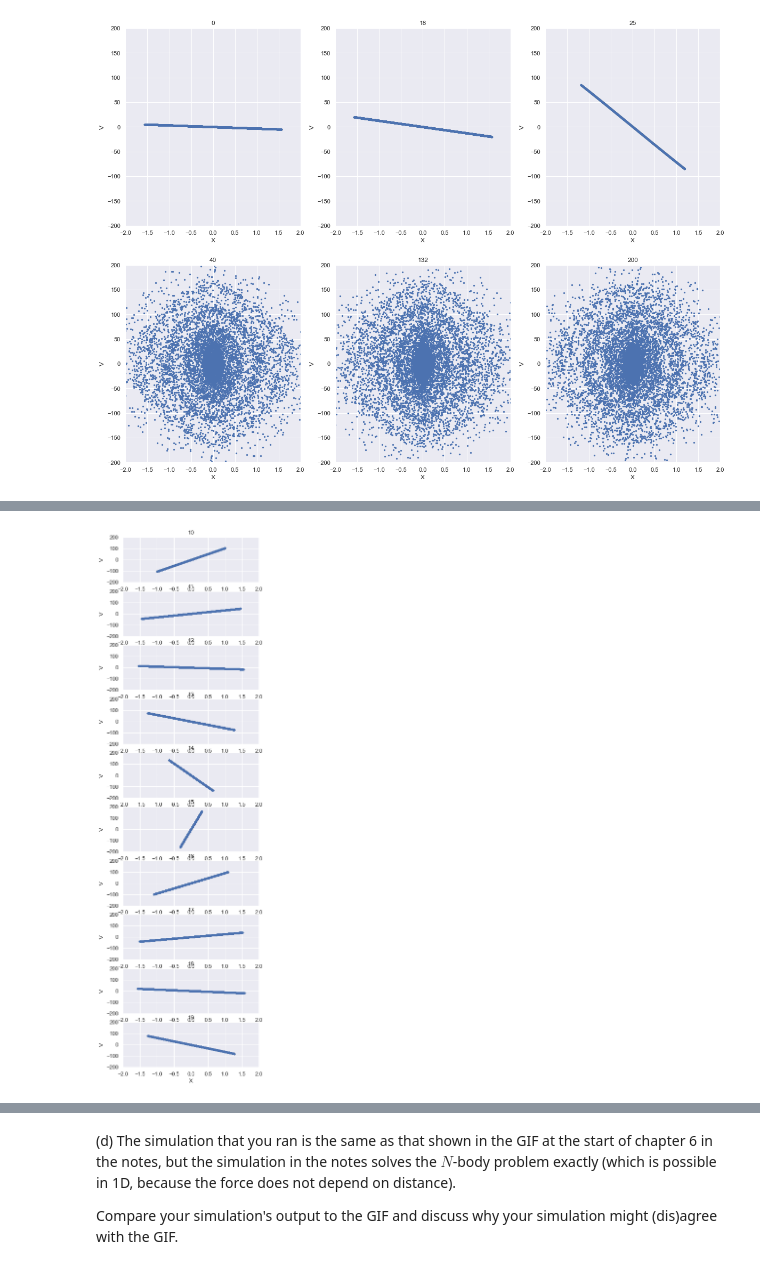
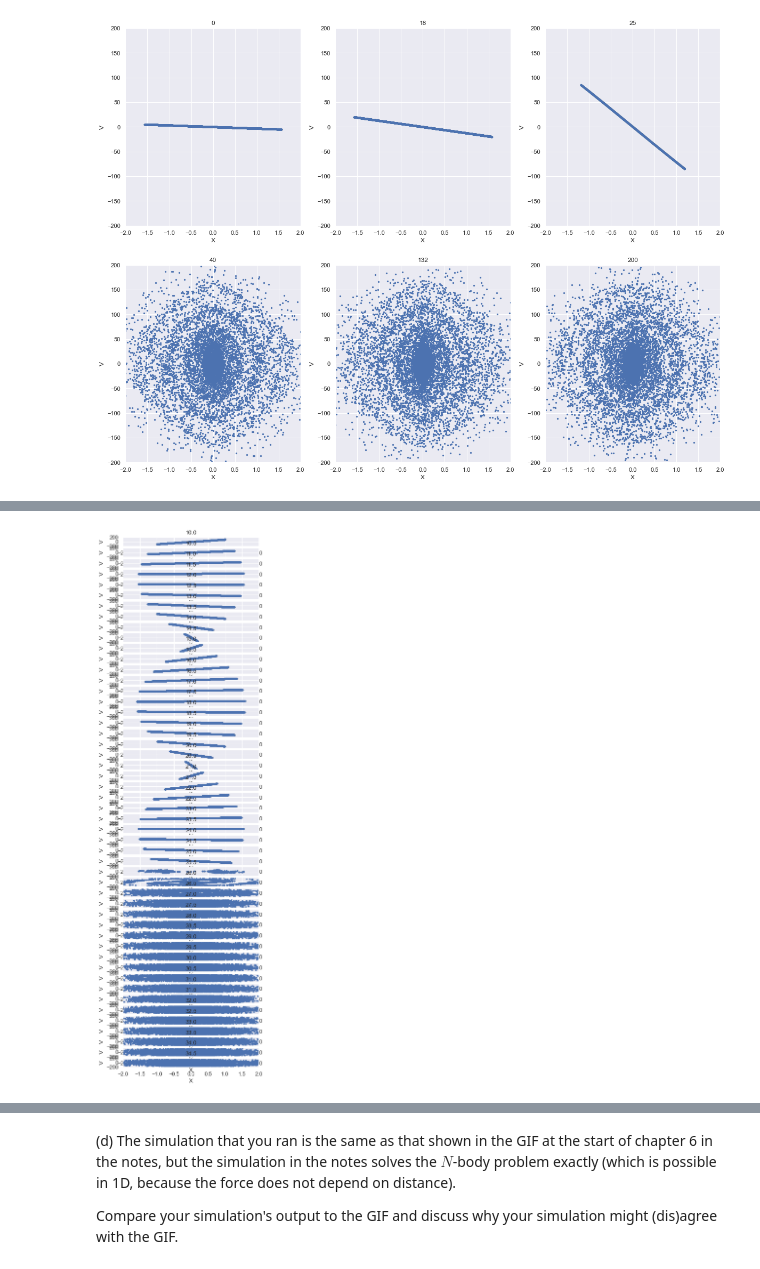
Before and after one commit to AstroLudwig/AST1420, a Jupyter notebook: Assignment3/Assignment3.ipynb, the cells around one changed output, grey strips where cells are left out. Saved outputs shown, nothing was run; the diff lists cells and outputs as text; code cells hidden in the pictures.

```diff
--- a/Assignment3/Assignment3.ipynb
+++ b/Assignment3/Assignment3.ipynb
@@ -331,19 +313,21 @@ for i, ax in enumerate(axes.flatten()):
 # %% [markdown]
 ![escalated](https://media2.giphy.com/media/ToMjGpjpXMFPshSYGLm/giphy.gif)
 # %%
-x = np.loadtxt('x_/x_tstart_0_tstop_31.txt')
-v = np.loadtxt('v_/v_tstart_0_tstop_31.txt')
+my_list = list(np.arange(10,35,.5))
+
+x = np.loadtxt('x_/x_tstart_0_tstop_36.txt')
+v = np.loadtxt('v_/v_tstart_0_tstop_36.txt')
 
 save_times = my_list
-f, axes = plt.subplots(10,1,figsize=(5,20))
+f, axes = plt.subplots(len(x),1,figsize=(5,20))
 
 for i, ax in enumerate(axes):
 
     ax.scatter(x[i],v[i],s=5)
     ax.set_title(save_times[i])
     ax.set_xlim(-2,2)
     ax.set_ylim(-200,200)
     ax.set_xlabel('X')
     ax.set_ylabel('V')
 # %% [output]
-[figure, old version]
+[figure, new version]
```
Also changed, not shown: parts of 7 cells of this notebook, 4 other files.
